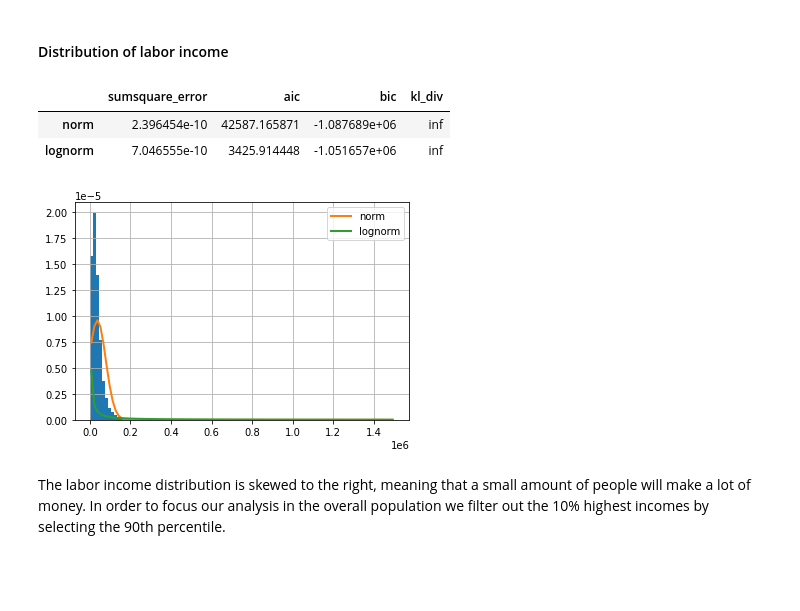
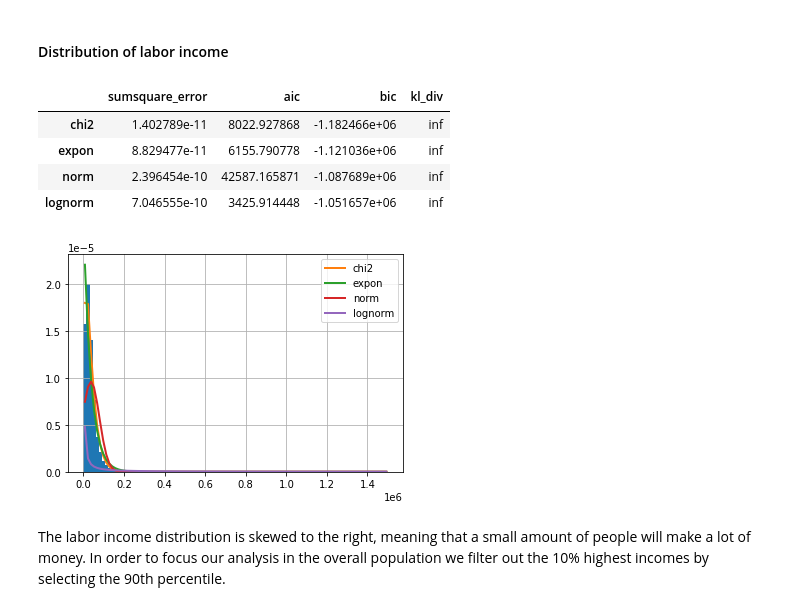
Before and after one commit to jcalvesoliveira/gender-pay-gap, a Jupyter notebook: notebooks/1.0-jo-initial-data-exploration.ipynb, the cells around one changed output. Saved outputs shown, nothing was run; the diff lists cells and outputs as text; code cells hidden in the pictures; blank space fills up the shorter version.

```diff
--- a/notebooks/1.0-jo-initial-data-exploration.ipynb
+++ b/notebooks/1.0-jo-initial-data-exploration.ipynb
@@ -95,14 +95,16 @@ See dataset description for more details: https://github.com/jcalvesoliveira/gen
 # %%
 f = Fitter(psid.annlabinc,
            distributions=['lognorm',
-                          "norm"])
+                          "norm", "expon","chi2"])
 f.fit()
 f.summary()
 # %% [output]
 |  | sumsquare_error | aic | bic | kl_div |
+| chi2 | 1.402789e-11 | 8022.927868 | -1.182466e+06 | inf |
+| expon | 8.829477e-11 | 6155.790778 | -1.121036e+06 | inf |
 | norm | 2.396454e-10 | 42587.165871 | -1.087689e+06 | inf |
 | lognorm | 7.046555e-10 | 3425.914448 | -1.051657e+06 | inf |
-[figure, old version]
+[figure, new version]
 # %% [markdown]
 The labor income distribution is skewed to the right, meaning that a small amount of people will make a lot of money. In order to focus our analysis in the overall population we filter out the 10% highest incomes by selecting the 90th percentile.
 # %%
```
